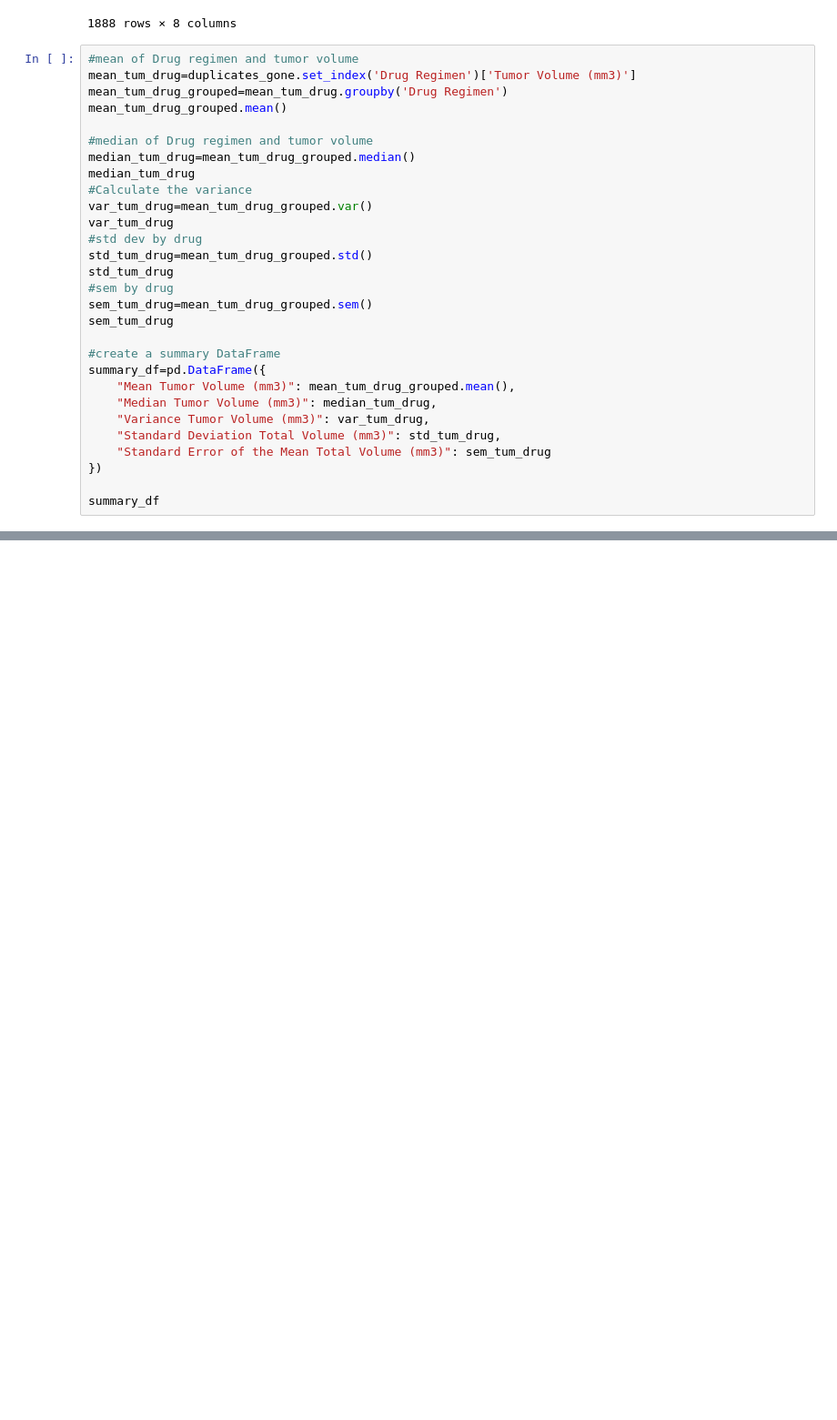
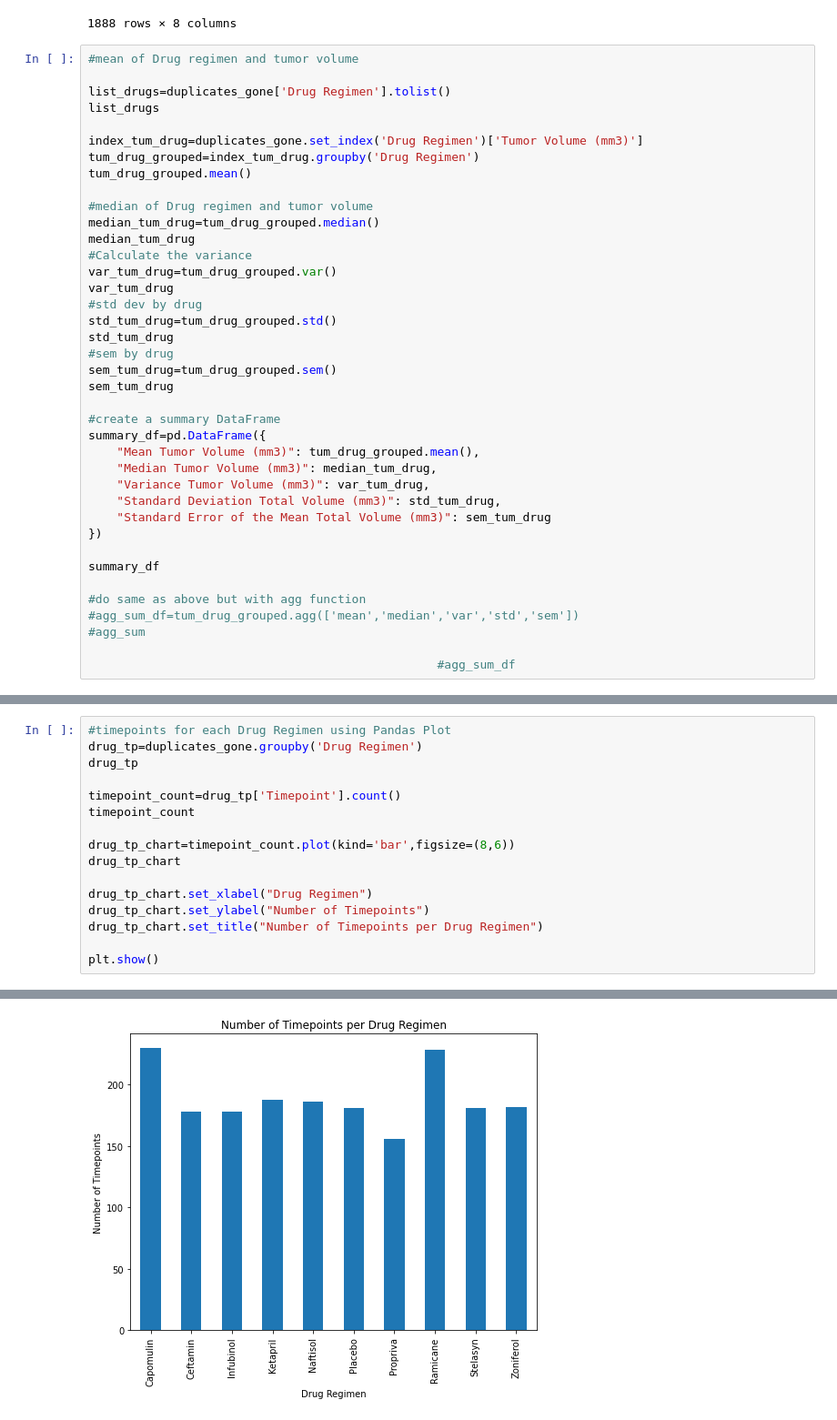
Before and after one commit to dczornyj/Pymaceutical-Drug-Regimen-Results-Mice, a Jupyter notebook: Pymaceuticals/Code for Pymaceuticals.ipynb, the cells around one changed output, grey strips where cells are left out. Shown at 91% size. Drawn from its saved outputs; the diff is of its cells as text; blank space fills up the shorter version.

```diff
--- a/Pymaceuticals/Code for Pymaceuticals.ipynb
+++ b/Pymaceuticals/Code for Pymaceuticals.ipynb
@@ -76,26 +77,30 @@ duplicates_gone
 1888 rows × 8 columns
 # %%
 #mean of Drug regimen and tumor volume
-mean_tum_drug=duplicates_gone.set_index('Drug Regimen')['Tumor Volume (mm3)']
-mean_tum_drug_grouped=mean_tum_drug.groupby('Drug Regimen')
-mean_tum_drug_grouped.mean()
+
+list_drugs=duplicates_gone['Drug Regimen'].tolist()
+list_drugs
+
+index_tum_drug=duplicates_gone.set_index('Drug Regimen')['Tumor Volume (mm3)']
+tum_drug_grouped=index_tum_drug.groupby('Drug Regimen')
+tum_drug_grouped.mean()
 
 #median of Drug regimen and tumor volume
-median_tum_drug=mean_tum_drug_grouped.median()
+median_tum_drug=tum_drug_grouped.median()
 median_tum_drug
 #Calculate the variance
-var_tum_drug=mean_tum_drug_grouped.var()
+var_tum_drug=tum_drug_grouped.var()
 var_tum_drug
 #std dev by drug
-std_tum_drug=mean_tum_drug_grouped.std()
+std_tum_drug=tum_drug_grouped.std()
 std_tum_drug
 #sem by drug
-sem_tum_drug=mean_tum_drug_grouped.sem()
+sem_tum_drug=tum_drug_grouped.sem()
 sem_tum_drug
 
 #create a summary DataFrame
 summary_df=pd.DataFrame({
-    "Mean Tumor Volume (mm3)": mean_tum_drug_grouped.mean(),
+    "Mean Tumor Volume (mm3)": tum_drug_grouped.mean(),
     "Median Tumor Volume (mm3)": median_tum_drug,
     "Variance Tumor Volume (mm3)": var_tum_drug,
     "Standard Deviation Total Volume (mm3)": std_tum_drug,
@@ -103,6 +108,12 @@ summary_df=pd.DataFrame({
 })
 
 summary_df
+
+#do same as above but with agg function
+#agg_sum_df=tum_drug_grouped.agg(['mean','median','var','std','sem'])
+#agg_sum
+
+                                                 #agg_sum_df
 # %% [output]
 |  | Mean Tumor Volume (mm3) | Median Tumor Volume (mm3) | Variance Tumor Volume (mm3) | Standard Deviation Total Volume (... | ... |
 | Drug Regimen |  |  |  |  | ... |
@@ -117,4 +128,19 @@ summary_df
 | Stelasyn | 54.233149 | 52.431737 | 59.450562 | 7.710419 | ... |
 | Zoniferol | 53.236507 | 51.818479 | 48.533355 | 6.966589 | ... |
 # %%
+#timepoints for each Drug Regimen using Pandas Plot
+drug_tp=duplicates_gone.groupby('Drug Regimen')
+drug_tp
+
+timepoint_count=drug_tp['Timepoint'].count()
+timepoint_count
+
+drug_tp_chart=timepoint_count.plot(kind='bar',figsize=(8,6))
+drug_tp_chart
+
+drug_tp_chart.set_xlabel("Drug Regimen")
+drug_tp_chart.set_ylabel("Number of Timepoints")
+drug_tp_chart.set_title("Number of Timepoints per Drug Regimen")
+
+plt.show()
 # %% [output]
@@ -133 +147,2 @@ Name: Tumor Volume (mm3), dtype: float64
+[figure, added]
 # %%
```
Also changed, not shown: parts of 7 cells of this notebook.
